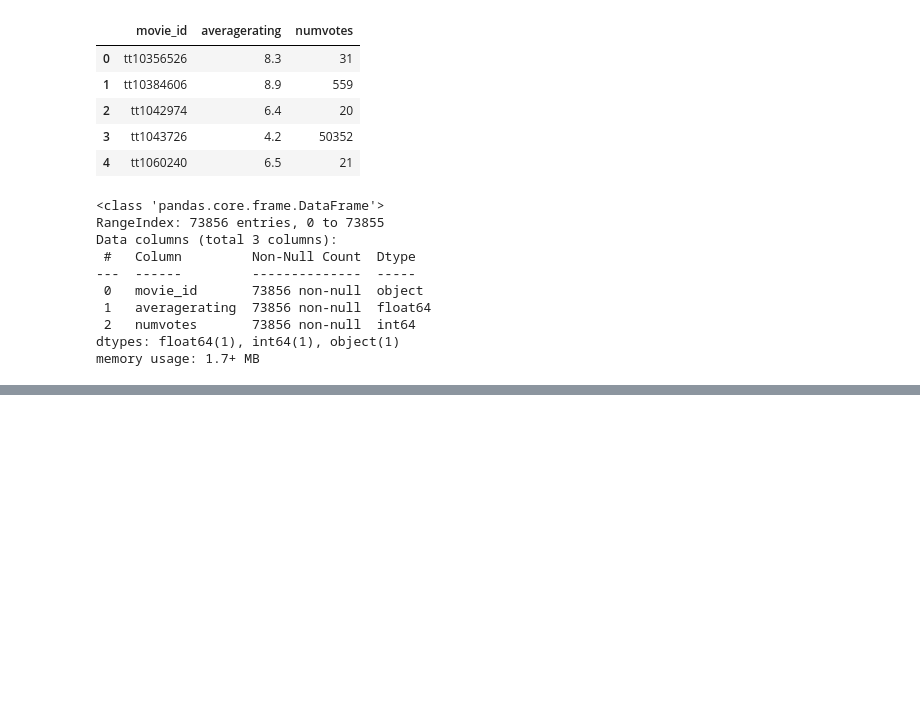
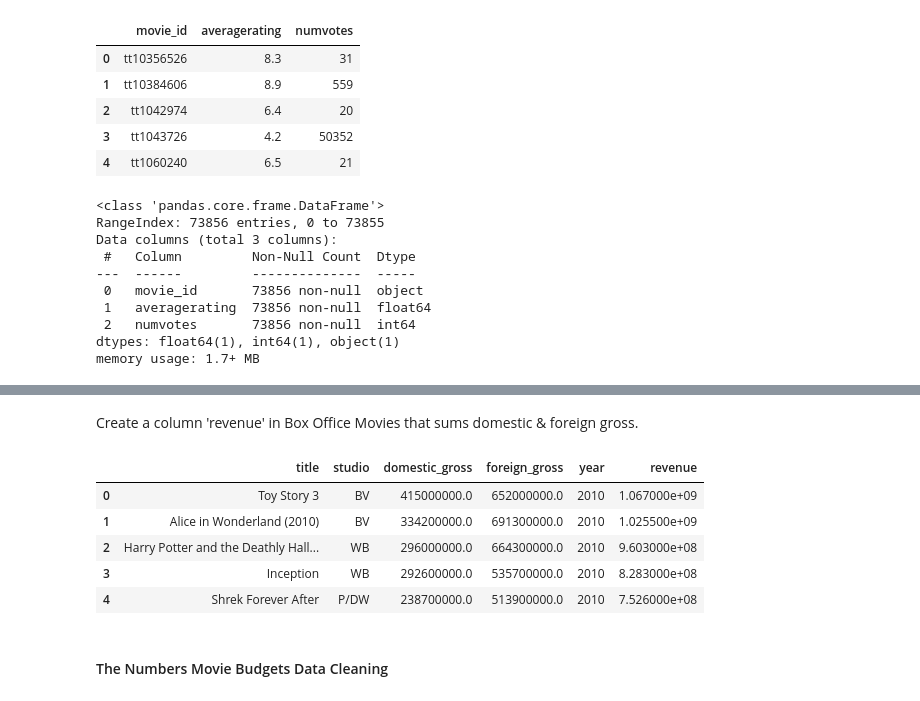
Before and after one commit to lewigi/dsc-phase-1-project-v2-4, a Jupyter notebook: student.ipynb, the cells around one changed output, grey strips where cells are left out. Drawn from its saved outputs; the diff is of its cells as text; code cells hidden in the pictures; blank space fills up the shorter version.

```diff
--- a/student.ipynb
+++ b/student.ipynb
@@ -244,0 +406,8 @@ memory usage: 1.7+ MB
+# %%
+# Convert the foreign_gross column to float
+
+bom_movies['foreign_gross'] = bom_movies['foreign_gross'].str.replace(r'\D', '').astype(float)
+
+# Inspect bom_movies
+
+bom_movies.info()
@@ -244,0 +427,19 @@ memory usage: 1.7+ MB
+# %% [markdown]
+Create a column 'revenue' in Box Office Movies that sums domestic & foreign gross.
+# %%
+# Create revenue column
+
+bom_movies['revenue'] = bom_movies['domestic_gross'] + bom_movies['foreign_gross']
+
+# Preview bom_movies
+
+bom_movies.head()
+# %% [output]
+|  | title | studio | domestic_gross | foreign_gross | year | revenue |
+| 0 | Toy Story 3 | BV | 415000000.0 | 652000000.0 | 2010 | 1.067000e+09 |
+| 1 | Alice in Wonderland (2010) | BV | 334200000.0 | 691300000.0 | 2010 | 1.025500e+09 |
+| 2 | Harry Potter and the Deathly Hall... | WB | 296000000.0 | 664300000.0 | 2010 | 9.603000e+08 |
+| 3 | Inception | WB | 292600000.0 | 535700000.0 | 2010 | 8.283000e+08 |
+| 4 | Shrek Forever After | P/DW | 238700000.0 | 513900000.0 | 2010 | 7.526000e+08 |
+# %% [markdown]
+#### The Numbers Movie Budgets Data Cleaning
```
Also changed, not shown: parts of 46 cells of this notebook, 1 other file.
